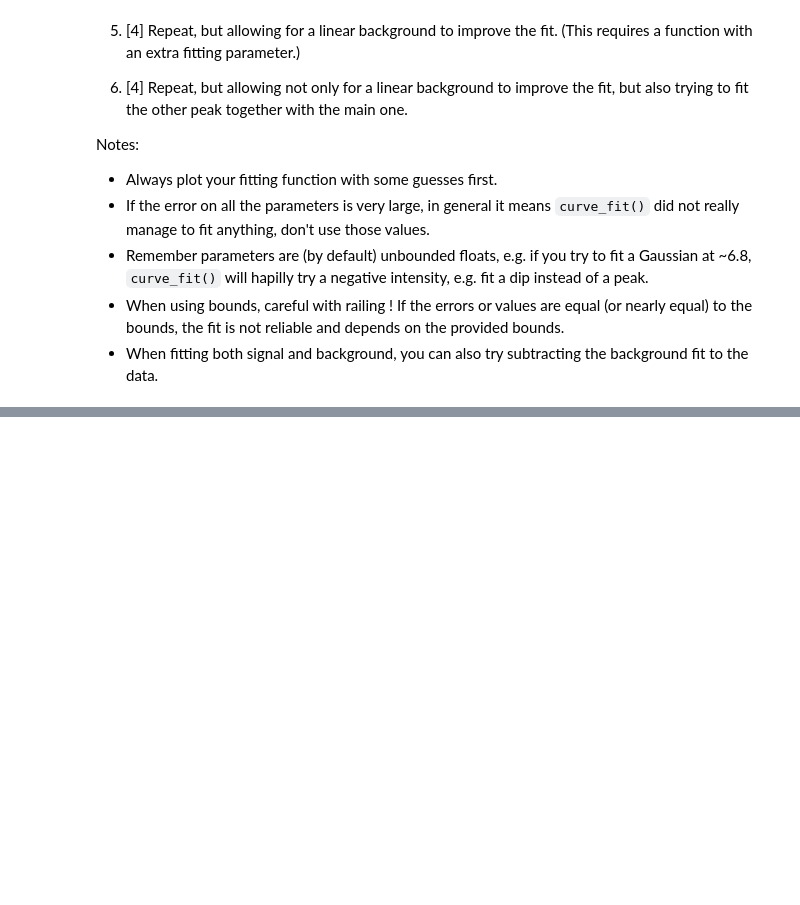
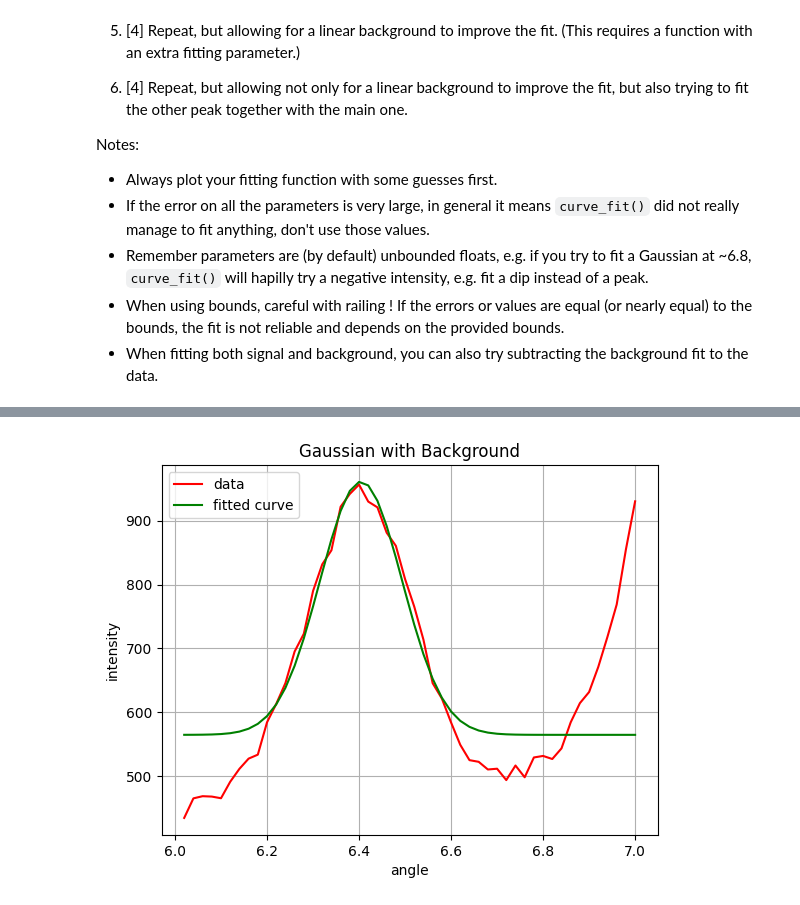
Before and after one commit to PX2145-2025/week-4-b-Williams-Carys, a Jupyter notebook: Curvefit.ipynb, the cells around one changed output, grey strips where cells are left out. Saved outputs shown, nothing was run; the diff lists cells and outputs as text; code cells hidden in the pictures; blank space fills up the shorter version.

```diff
--- a/Curvefit.ipynb
+++ b/Curvefit.ipynb
@@ -305,0 +300,16 @@ Gau_background(x, intensity, mu, sigma, bckg)
+# %%
+def Gau_Background(x, intensity, mu, sigma, bckg):
+  return intensity/(sigma*(np.sqrt(2*np.pi)))*(np.exp(-(((x-mu)**2)/(2*(sigma**2))))) + bckg
+x = np.linspace(min(angles_selected), max(angles_selected))
+guess = [1475, 6.5, 0.1, 400]
+popt, pcov = curve_fit(Gau_Background, angles_selected, counts_selected, p0=guess)
+plt.plot(angles_selected, counts_selected, 'r', label='data')
+plt.plot(x, Gau_Background(x, *popt), 'g', label='fitted curve')
+plt.xlabel('angle')
+plt.ylabel('intensity')
+plt.title('Gaussian with Background')
+plt.legend()
+plt.grid ()
+plt.show()
+# %% [output]
+[figure, added]
```
Also changed, not shown: parts of 4 cells of this notebook.
